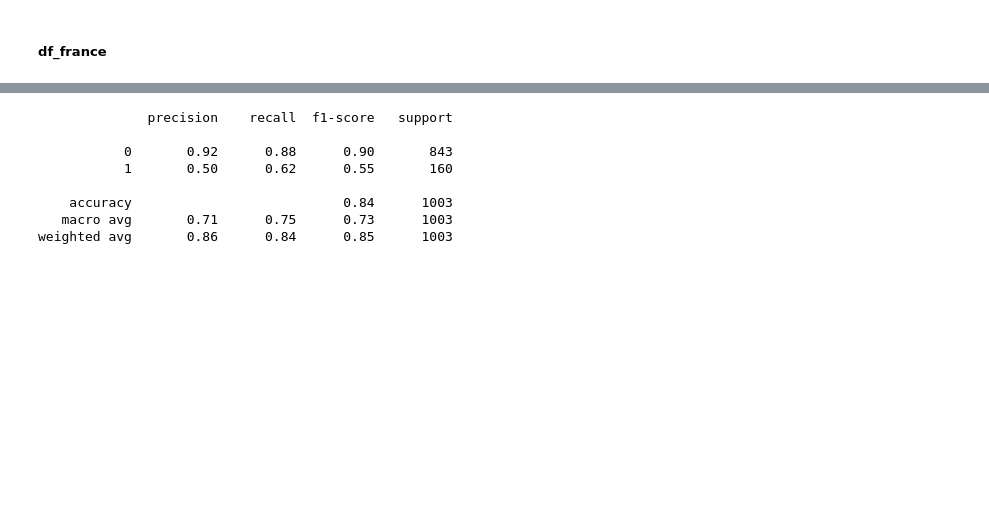
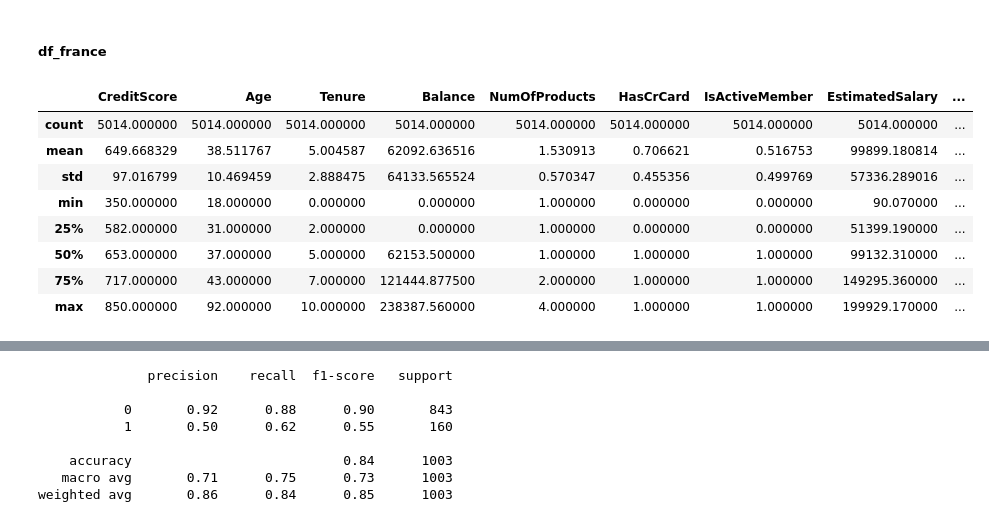
Before and after one commit to solfontan/PrediccionesDeRetencionDeClientes---2024, a Jupyter notebook: scr/MachineLearning.ipynb, the cells around one changed output, grey strips where cells are left out. Cells and saved outputs as stored; diff of their text form; code cells hidden in the pictures; blank space fills up the shorter version.

```diff
--- a/scr/MachineLearning.ipynb
+++ b/scr/MachineLearning.ipynb
@@ -982,3 +1007,16 @@ df.drop(columns=['RowNumber', 'CustomerId', 'Surname', 'Gender'], inplace=True)
 df_france = df[df['Geography'] == 'France']
 df_spain = df[df['Geography'] == 'Spain']
 df_germany = df[df['Geography'] == 'Germany']
+# %%
+df_france.drop(columns='Geography', inplace=True)
+df_france.describe(include='all')
+# %% [output]
+|  | CreditScore | Age | Tenure | Balance | NumOfProducts | HasCrCard | IsActiveMember | EstimatedSalary | ... |
+| count | 5014.000000 | 5014.000000 | 5014.000000 | 5014.000000 | 5014.000000 | 5014.000000 | 5014.000000 | 5014.000000 | ... |
+| mean | 649.668329 | 38.511767 | 5.004587 | 62092.636516 | 1.530913 | 0.706621 | 0.516753 | 99899.180814 | ... |
+| std | 97.016799 | 10.469459 | 2.888475 | 64133.565524 | 0.570347 | 0.455356 | 0.499769 | 57336.289016 | ... |
+| min | 350.000000 | 18.000000 | 0.000000 | 0.000000 | 1.000000 | 0.000000 | 0.000000 | 90.070000 | ... |
+| 25% | 582.000000 | 31.000000 | 2.000000 | 0.000000 | 1.000000 | 0.000000 | 0.000000 | 51399.190000 | ... |
+| 50% | 653.000000 | 37.000000 | 5.000000 | 62153.500000 | 1.000000 | 1.000000 | 1.000000 | 99132.310000 | ... |
+| 75% | 717.000000 | 43.000000 | 7.000000 | 121444.877500 | 2.000000 | 1.000000 | 1.000000 | 149295.360000 | ... |
+| max | 850.000000 | 92.000000 | 10.000000 | 238387.560000 | 4.000000 | 1.000000 | 1.000000 | 199929.170000 | ... |
```
Also changed, not shown: parts of 5 cells of this notebook.
